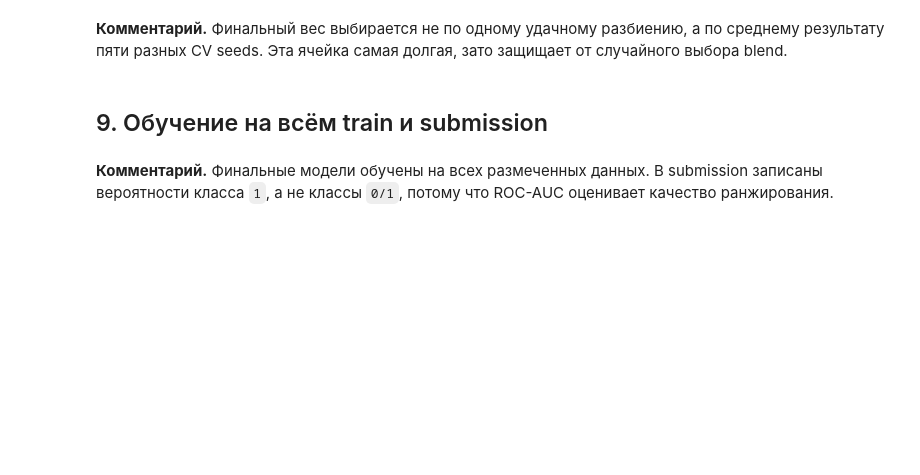
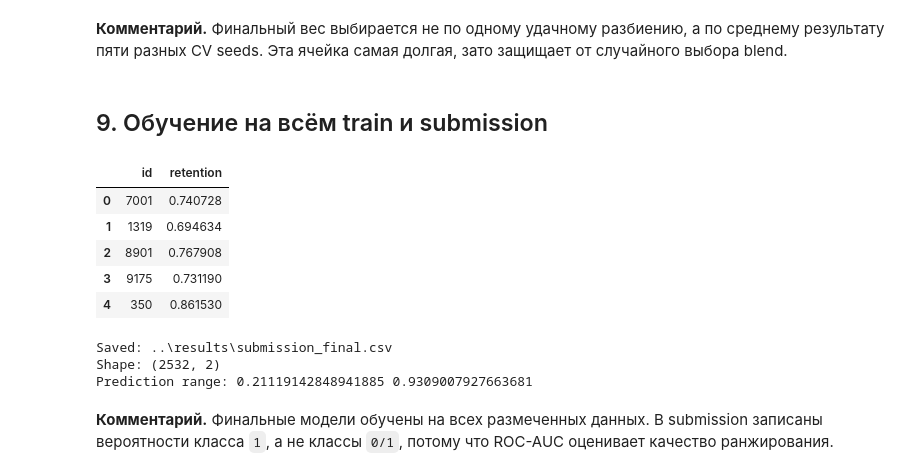
Before and after one commit to gasich27/AI-Challenge-2026, a Jupyter notebook: notebooks/ai_challenge.ipynb, the cells around one changed output. Cells and saved outputs as stored; diff of their text form; code cells hidden in the pictures; blank space fills up the shorter version.

```diff
--- a/notebooks/ai_challenge.ipynb
+++ b/notebooks/ai_challenge.ipynb
@@ -17,6 +17,7 @@
 ## 1. Загрузка библиотек и данных
 # %%
 import warnings
+from pathlib import Path
 
 import matplotlib.pyplot as plt
 import numpy as np
@@ -43,9 +44,14 @@ sns.set_theme(style="whitegrid")
 
 RANDOM_STATE = 42
 
-train = pd.read_csv("data/train.csv")
-test = pd.read_csv("data/test.csv")
-sample_submission = pd.read_csv("data/sample_submission.csv")
+data_candidates = (Path("data"), Path("../data"))
+DATA_DIR = next(path for path in data_candidates if (path / "train.csv").exists())
+RESULTS_DIR = DATA_DIR.parent / "results"
+RESULTS_DIR.mkdir(exist_ok=True)
+
+train = pd.read_csv(DATA_DIR / "train.csv")
+test = pd.read_csv(DATA_DIR / "test.csv")
+sample_submission = pd.read_csv(DATA_DIR / "sample_submission.csv")
 # %% [markdown]
 **Комментарий.** Все основные настройки вынесены наверх. `sample_submission.csv` загружаем сразу, чтобы в финале точно сохранить правильные названия колонок.
 # %%
@@ -571,34 +688,42 @@ print("Selected regime weight:", best_regime_weight)
 # %% [markdown]
 ## 9. Обучение на всём train и submission
 # %%
-# Обучаем финальные модели на всём train.
 cat_final = clone(catboost_catcopy)
 cat_final.fit(X_catcopy, y, cat_features=categorical_features)
 pred_cat = cat_final.predict_proba(X_test_catcopy)[:, 1]
 
 rf_final = clone(random_forest)
 rf_final.fit(X_rf, y)
 pred_rf = rf_final.predict_proba(X_test_rf)[:, 1]
 
 extra_final = clone(extra_trees)
 extra_final.fit(X_base, y)
 pred_extra = extra_final.predict_proba(X_test_base)[:, 1]
 
-# Финальные веса зафиксированы по repeated OOF CV.
 pred_final = 0.50 * pred_cat + 0.20 * pred_rf + 0.30 * pred_extra
 
 submission_target = next(column for column in sample_submission.columns if column != "id")
 submission = pd.DataFrame({"id": test["id"], submission_target: pred_final})
 
 assert submission.shape == sample_submission.shape
 assert submission[submission_target].between(0, 1).all()
 
-output_path = "results/submission_final.csv"
+output_path = RESULTS_DIR / "submission_final.csv"
 submission.to_csv(output_path, index=False)
 
 display(submission.head())
 print("Saved:", output_path)
 print("Shape:", submission.shape)
 print("Prediction range:", pred_final.min(), pred_final.max())
+# %% [output]
+|  | id | retention |
+| 0 | 7001 | 0.740728 |
+| 1 | 1319 | 0.694634 |
+| 2 | 8901 | 0.767908 |
+| 3 | 9175 | 0.731190 |
+| 4 | 350 | 0.861530 |
+Saved: ..\results\submission_final.csv
+Shape: (2532, 2)
+Prediction range: 0.21119142848941885 0.9309007927663681
 # %% [markdown]
 **Комментарий.** Финальные модели обучены на всех размеченных данных. В submission записаны вероятности класса `1`, а не классы `0/1`, потому что ROC-AUC оценивает качество ранжирования.
```
Also changed, not shown: parts of 20 cells of this notebook.
